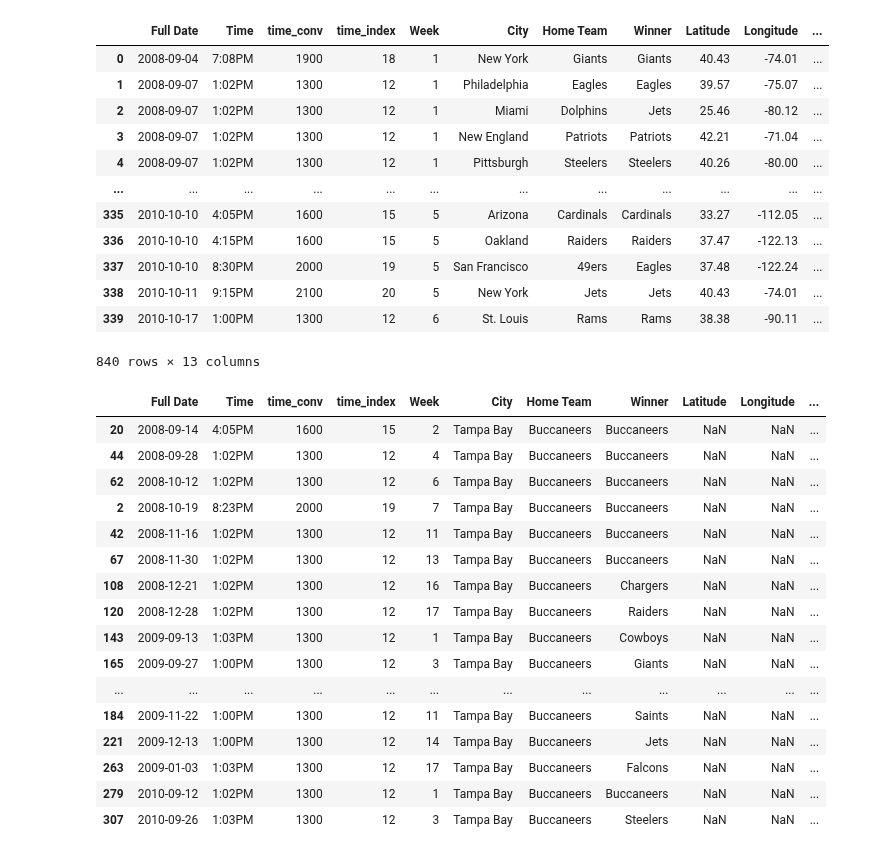
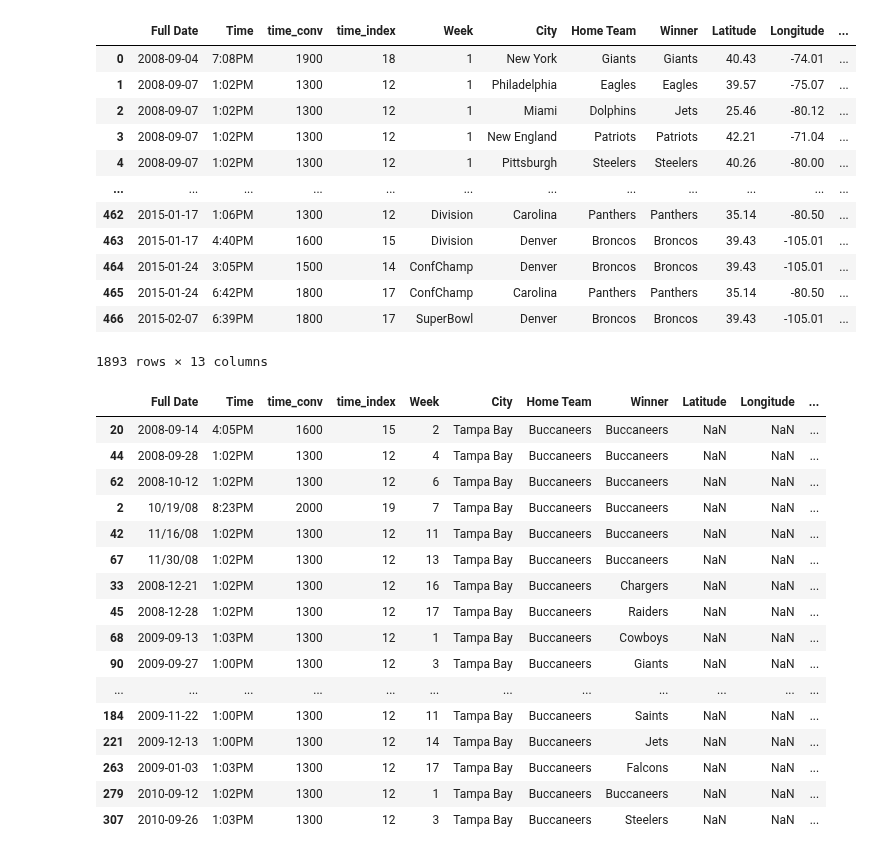
Before and after one commit to ybgandhi/Kickstart_Project, a Jupyter notebook: Dataset.ipynb, the cells around one changed output. Cells and saved outputs as stored; diff of their text form; code cells hidden in the pictures.

```diff
--- a/Dataset.ipynb
+++ b/Dataset.ipynb
@@ -23,20 +3,27 @@ table_1
+# %%
+table_1 = pd.read_csv("Table 1.csv")
+table_2 = pd.read_csv("Table 2.csv")
+table_3 = pd.read_csv("Table 3.csv")
+table_4 = pd.read_csv("Table 4.csv")
+table_5 = pd.read_csv("Table 5.csv")
+table_6 = pd.read_csv("Table 6.csv")
 # %%
-merged = pd.concat([table_1,table_2,table_3], axis=0)
+merged = pd.concat([table_1,table_2,table_3,table_4,table_5,table_6], axis=0)
 merged
 # %% [output]
 |  | Full Date | Time | time_conv | time_index | Week | City | Home Team | Winner | Latitude | Longitude | ... |
 | 0 | 2008-09-04 | 7:08PM | 1900 | 18 | 1 | New York | Giants | Giants | 40.43 | -74.01 | ... |
 | 1 | 2008-09-07 | 1:02PM | 1300 | 12 | 1 | Philadelphia | Eagles | Eagles | 39.57 | -75.07 | ... |
 | 2 | 2008-09-07 | 1:02PM | 1300 | 12 | 1 | Miami | Dolphins | Jets | 25.46 | -80.12 | ... |
 | 3 | 2008-09-07 | 1:02PM | 1300 | 12 | 1 | New England | Patriots | Patriots | 42.21 | -71.04 | ... |
 | 4 | 2008-09-07 | 1:02PM | 1300 | 12 | 1 | Pittsburgh | Steelers | Steelers | 40.26 | -80.00 | ... |
 | ... | ... | ... | ... | ... | ... | ... | ... | ... | ... | ... | ... |
-| 335 | 2010-10-10 | 4:05PM | 1600 | 15 | 5 | Arizona | Cardinals | Cardinals | 33.27 | -112.05 | ... |
-| 336 | 2010-10-10 | 4:15PM | 1600 | 15 | 5 | Oakland | Raiders | Raiders | 37.47 | -122.13 | ... |
-| 337 | 2010-10-10 | 8:30PM | 2000 | 19 | 5 | San Francisco | 49ers | Eagles | 37.48 | -122.24 | ... |
-| 338 | 2010-10-11 | 9:15PM | 2100 | 20 | 5 | New York | Jets | Jets | 40.43 | -74.01 | ... |
-| 339 | 2010-10-17 | 1:00PM | 1300 | 12 | 6 | St. Louis | Rams | Rams | 38.38 | -90.11 | ... |
+| 462 | 2015-01-17 | 1:06PM | 1300 | 12 | Division | Carolina | Panthers | Panthers | 35.14 | -80.50 | ... |
+| 463 | 2015-01-17 | 4:40PM | 1600 | 15 | Division | Denver | Broncos | Broncos | 39.43 | -105.01 | ... |
+| 464 | 2015-01-24 | 3:05PM | 1500 | 14 | ConfChamp | Denver | Broncos | Broncos | 39.43 | -105.01 | ... |
+| 465 | 2015-01-24 | 6:42PM | 1800 | 17 | ConfChamp | Carolina | Panthers | Panthers | 35.14 | -80.50 | ... |
+| 466 | 2015-02-07 | 6:39PM | 1800 | 17 | SuperBowl | Denver | Broncos | Broncos | 39.43 | -105.01 | ... |
-840 rows × 13 columns
+1893 rows × 13 columns
 # %%
 empty_locations = merged[merged.Latitude.isnull()]
 empty_locations
@@ -45,13 +32,13 @@ empty_locations
 | 20 | 2008-09-14 | 4:05PM | 1600 | 15 | 2 | Tampa Bay | Buccaneers | Buccaneers | NaN | NaN | ... |
 | 44 | 2008-09-28 | 1:02PM | 1300 | 12 | 4 | Tampa Bay | Buccaneers | Buccaneers | NaN | NaN | ... |
 | 62 | 2008-10-12 | 1:02PM | 1300 | 12 | 6 | Tampa Bay | Buccaneers | Buccaneers | NaN | NaN | ... |
-| 2 | 2008-10-19 | 8:23PM | 2000 | 19 | 7 | Tampa Bay | Buccaneers | Buccaneers | NaN | NaN | ... |
-| 42 | 2008-11-16 | 1:02PM | 1300 | 12 | 11 | Tampa Bay | Buccaneers | Buccaneers | NaN | NaN | ... |
-| 67 | 2008-11-30 | 1:02PM | 1300 | 12 | 13 | Tampa Bay | Buccaneers | Buccaneers | NaN | NaN | ... |
-| 108 | 2008-12-21 | 1:02PM | 1300 | 12 | 16 | Tampa Bay | Buccaneers | Chargers | NaN | NaN | ... |
-| 120 | 2008-12-28 | 1:02PM | 1300 | 12 | 17 | Tampa Bay | Buccaneers | Raiders | NaN | NaN | ... |
-| 143 | 2009-09-13 | 1:03PM | 1300 | 12 | 1 | Tampa Bay | Buccaneers | Cowboys | NaN | NaN | ... |
-| 165 | 2009-09-27 | 1:00PM | 1300 | 12 | 3 | Tampa Bay | Buccaneers | Giants | NaN | NaN | ... |
+| 2 | 10/19/08 | 8:23PM | 2000 | 19 | 7 | Tampa Bay | Buccaneers | Buccaneers | NaN | NaN | ... |
+| 42 | 11/16/08 | 1:02PM | 1300 | 12 | 11 | Tampa Bay | Buccaneers | Buccaneers | NaN | NaN | ... |
+| 67 | 11/30/08 | 1:02PM | 1300 | 12 | 13 | Tampa Bay | Buccaneers | Buccaneers | NaN | NaN | ... |
+| 33 | 2008-12-21 | 1:02PM | 1300 | 12 | 16 | Tampa Bay | Buccaneers | Chargers | NaN | NaN | ... |
+| 45 | 2008-12-28 | 1:02PM | 1300 | 12 | 17 | Tampa Bay | Buccaneers | Raiders | NaN | NaN | ... |
+| 68 | 2009-09-13 | 1:03PM | 1300 | 12 | 1 | Tampa Bay | Buccaneers | Cowboys | NaN | NaN | ... |
+| 90 | 2009-09-27 | 1:00PM | 1300 | 12 | 3 | Tampa Bay | Buccaneers | Giants | NaN | NaN | ... |
 | ... | ... | ... | ... | ... | ... | ... | ... | ... | ... | ... | ... |
 | 184 | 2009-11-22 | 1:00PM | 1300 | 12 | 11 | Tampa Bay | Buccaneers | Saints | NaN | NaN | ... |
 | 221 | 2009-12-13 | 1:00PM | 1300 | 12 | 14 | Tampa Bay | Buccaneers | Jets | NaN | NaN | ... |
```
Also changed, not shown: parts of 6 cells of this notebook, 3 other files.
